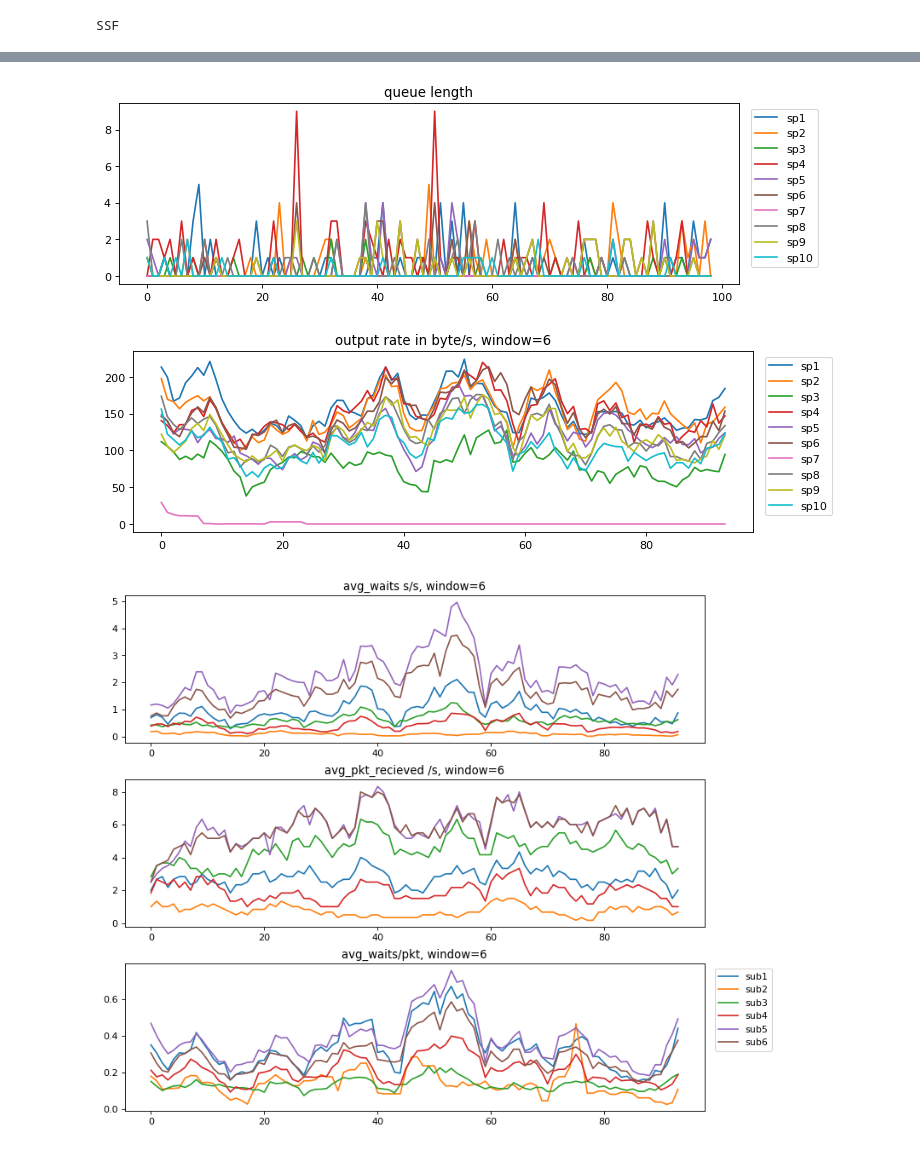
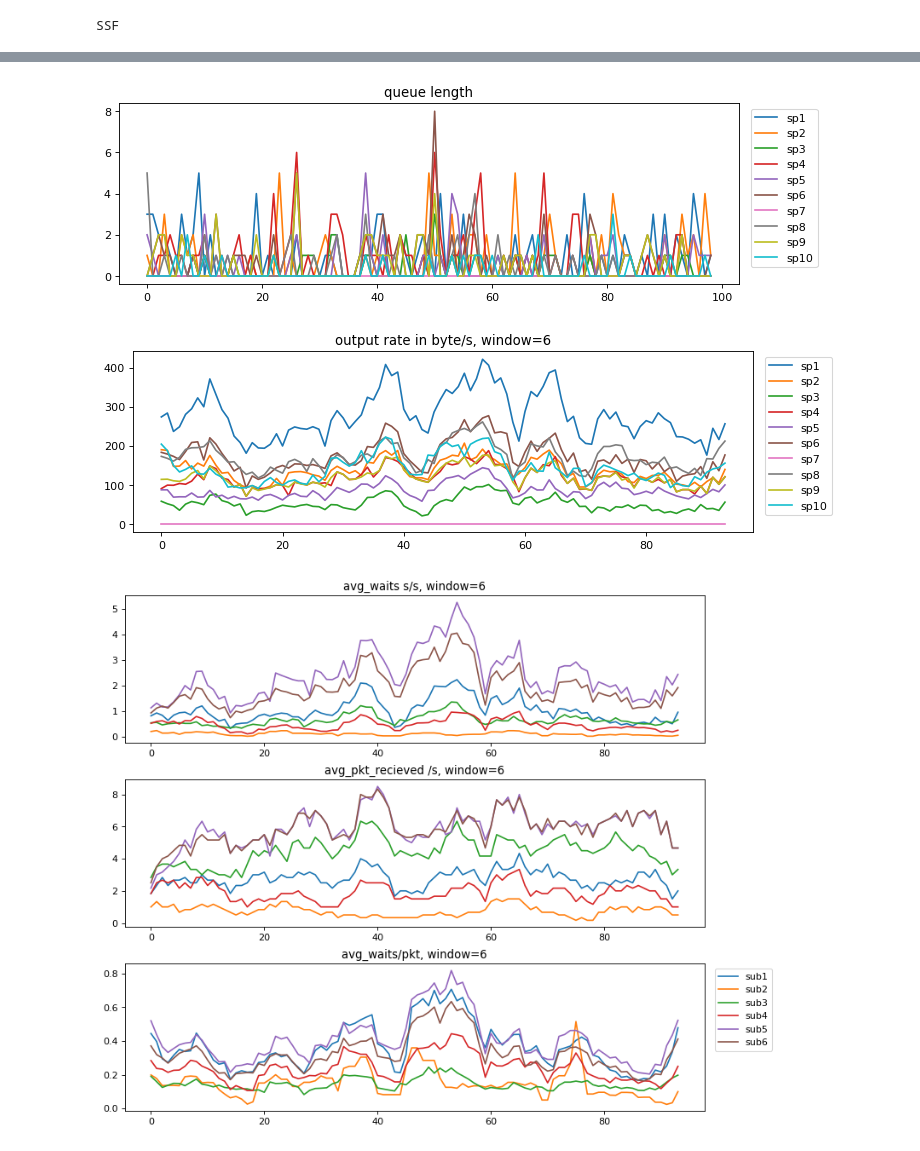
Before and after one commit to terry-ztr/MQTT_Simulation, a Jupyter notebook: SSF.ipynb, the cells around one changed output, grey strips where cells are left out. Saved outputs shown, nothing was run; the diff lists cells and outputs as text; code cells hidden in the pictures.

```diff
--- a/SSF.ipynb
+++ b/SSF.ipynb
@@ -15,6 +15,7 @@ monitor_rate = 1
 topic_dist = [3,2,2]
 runtime = 100
 seed = 1
+connnect_style = "non_overlap"
 # %%
 tc.SwitchPort.mode = 'SSF'
 total_topic = tp.TopicTree()
@@ -23,7 +24,7 @@ total_topic.random_construct(topic_dist, seed)
 net = tc.Network(total_topic, avg_sub_size, avg_pub_size)
 net.initialize_nodes(broker_rates, sub_rates, pub_rates, monitor_rate, seed)
 net.establish_topology(seed)
-net.connect_client(seed)
+net.connect_client(connnect_style, seed)
 net.env.run(runtime)
 print(tc.SwitchPort.mode)
 net.visualize()
@@ -51,33 +52,33 @@ plt.figure(figsize=(10, 9), dpi=80)
 
 for i in range(len(net.sub_monitor_list)):
     monitor = net.sub_monitor_list[i]
     a = np.array(monitor.packets_rec)
     b = np.array([0]*window+monitor.packets_rec[0:-window])
     avg_packet_rec_per_time = (a-b)[window-1:]/window/monitor_rate
 
     a = np.array(monitor.tot_waits)
     b = np.array([0]*window+monitor.tot_waits[0:-window])
     avg_waits_per_time = (a-b)[window-1:]/window/monitor_rate
 
 
     plt.subplot(311)
     plt.plot(avg_waits_per_time, label=monitor.client.client_id)
     plt.subplot(312)
     plt.plot(avg_packet_rec_per_time, label=monitor.client.client_id)
     plt.subplot(313)
     plt.plot(avg_waits_per_time/avg_packet_rec_per_time, label=monitor.client.client_id)
 
 plt.subplot(311)
 plt.title("avg_waits s/s, window="+str(window))
 plt.subplot(312)
 plt.title("avg_pkt_recieved /s, window="+str(window))
 plt.subplot(313)
 plt.title("avg_waits/pkt, window="+str(window))
 plt.legend(bbox_to_anchor=(1.01, 1),loc='upper left')
 plt.subplots_adjust(top=0.92, bottom=0.08, left=0.10, right=0.95, hspace=0.25,wspace=0.35)
 # %% [output]
 SSF
 [figure]
-[figure, old version]
+[figure, new version]
-[figure, old version]
+[figure, new version]
-[figure, old version]
+[figure, new version]
```
Also changed, not shown: 4 other files.
